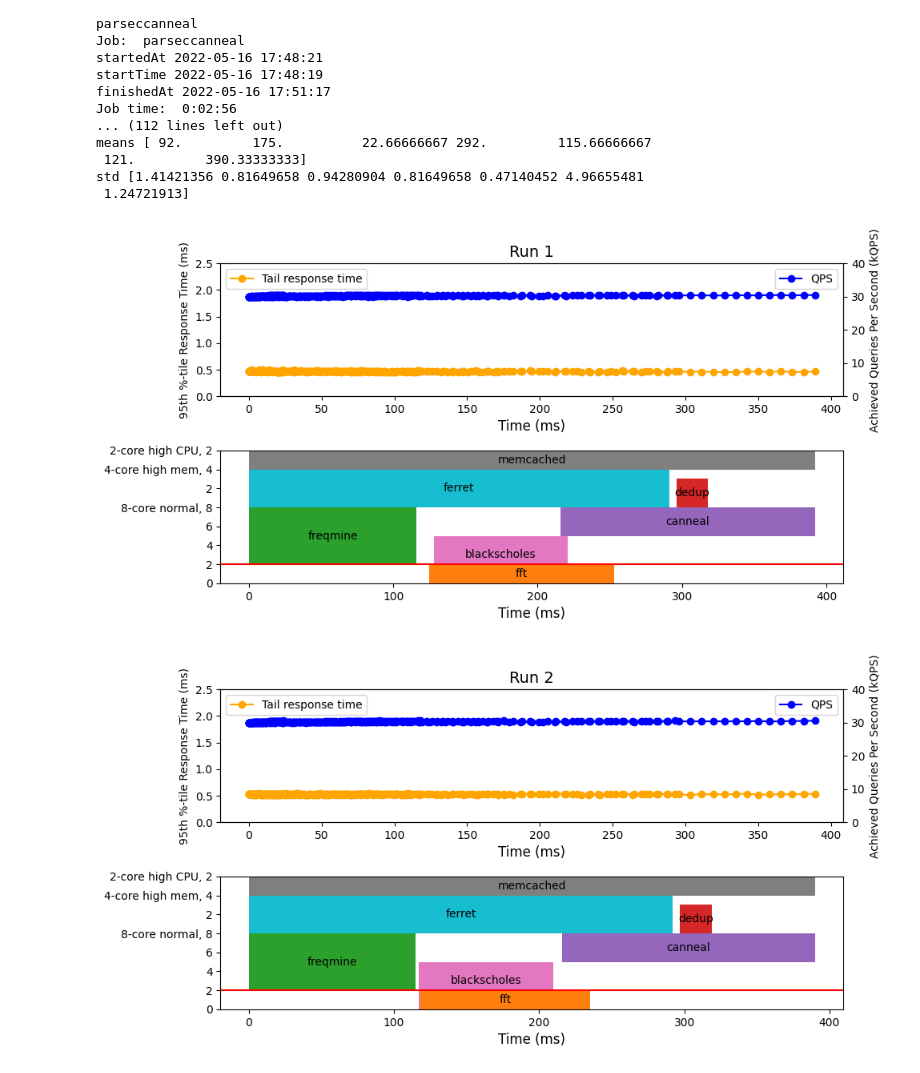
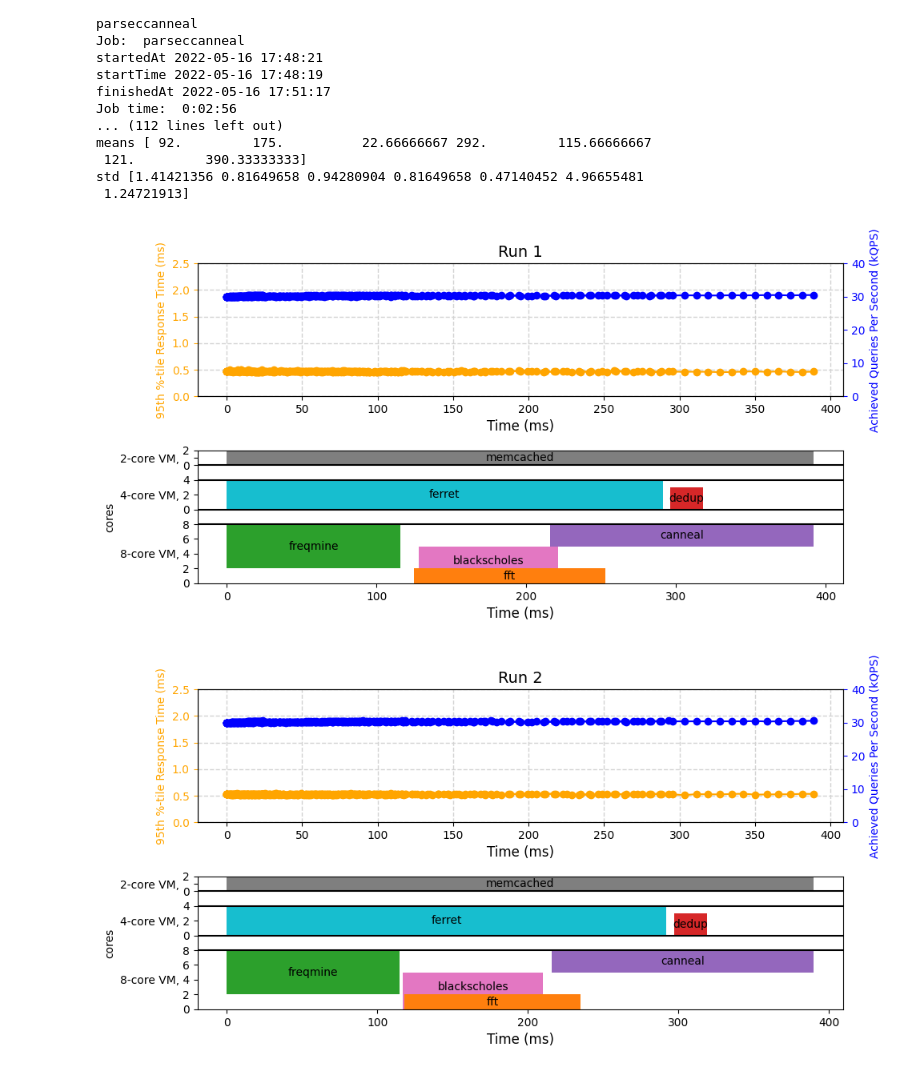
Before and after one commit to ixsanpe/cca-project, a Jupyter notebook: part3/results/Plot3.ipynb, the cells around one changed output. Saved outputs shown, nothing was run; the diff lists cells and outputs as text; code cells hidden in the pictures.

```diff
--- a/part3/results/Plot3.ipynb
+++ b/part3/results/Plot3.ipynb
@@ -112,58 +112,68 @@ for i in range(0, nRuns):
     ax[0].plot(time,np.array(resultsTime)/1000.0, color = "orange",marker = "o")
     ax[0].set_xlabel("Time (ms)", fontsize = 12)
     ax[0].set_ylabel("95th %-tile Response Time (ms)", fontsize = 10)
+    ax[0].tick_params(axis='y', colors='orange')
+    ax[0].yaxis.label.set_color('orange')
     ax2 = ax[0].twinx()
     ax2.plot(time,np.array(resultsQPS)/1000.0, color = "blue", marker = "o")
     ax2.set_ylabel("Achieved Queries Per Second (kQPS)", fontsize = 10)
+    ax2.yaxis.label.set_color('blue')
     y2labs = ['0k', '5k','10k','15k','20k','25k','30k','35k','40k','45k','50k','55k','60k']
     ax2.set_yticks(range(0, 50, 10))
+    ax2.tick_params(axis='y', colors='blue')
+
     y1labs = ['0', '1','2','3','4','5','6','7','8','9','10']
     ax[0].set_yticks([0,0.5,1,1.5,2,2.5])
     #ax[0].set_yticks(range(0,2,0))
-    ax[0].legend(['Tail response time'], fontsize=10, loc='upper left')
-    ax2.legend(['QPS'], fontsize=10,loc='upper right')
+    #ax[0].legend(['Tail response time'], fontsize=10, loc='upper left')
+    #ax2.legend(['QPS'], fontsize=10,loc='upper right')
 
 
     # Second plot:
     timesJobs = total_times[i]
     startJobs = start_rel_times[i]
     ax[1].set_xlabel("Time (ms)", fontsize = 12)
     ax[1].set_ylim(0,14)
-    ax[1].set_yticks([0,2,4,6,8,10,12,14])
-    ylabs_parsec = ['0','2','4','6','8-core normal, 8', '2','4-core high mem, 4', '2-core high CPU, 2']
+    ax[1].set_yticks([0,2,4,6,8,10,12,14, 16, 17, 18])
+    ylabs_parsec = ['0','2','8-core VM, 4','6','8', '0', '4-core VM, 2', '4', '0', '2-core VM,   ', '2']
     ax[1].set_yticklabels(ylabs_parsec)
+    ax[1].set_ylabel('cores')
     ax[1].set_xticks([0,100,200,300,400])
-    ax[1].axhline(y=2, color='r', linestyle='-')
+    ax[1].axhline(y=8, color='black', linestyle='-')
+    ax[1].axhline(y=10, color='black', linestyle='-')
+    ax[1].axhline(y=14, color='black', linestyle='-')
+    ax[1].axhline(y=16, color='black', linestyle='-')
+
     #ax[1].set_xlim(0,450)
     #['parsecblackscholes', 'parseccanneal', 'parsecdedup', 'parsecferret', 'parsecfreqmine', 'parsec-splash2x-fft', 'memcached']
     #Memcached
-    ax[1].broken_barh([(startJobs[-1],timesJobs[-1])],(12,2), facecolors = 'tab:gray')
-    ax[1].annotate('memcached',(timesJobs[-1]/2,13),color='black', horizontalalignment='center', verticalalignment='center')
+    ax[1].broken_barh([(startJobs[-1],timesJobs[-1])],(16,2), facecolors = 'tab:gray')
+    ax[1].annotate('memcached',(timesJobs[-1]/2,17),color='black', horizontalalignment='center', verticalalignment='center')
     #Freqmine n=4
     ax[1].broken_barh([(startJobs[4],timesJobs[4])], (2,6), facecolors = 'tab:green')
     ax[1].annotate('freqmine',(timesJobs[4]/2, 5), color = 'black', horizontalalignment='center', verticalalignment='center')
     #Canneal n=1
     ax[1].broken_barh([(startJobs[1],timesJobs[1])], (5,3), facecolors = 'tab:purple')
     ax[1].annotate('canneal',( (2*startJobs[1]+timesJobs[1])/2, 6.5), color = 'black', horizontalalignment='center', verticalalignment='center')
     #Blackscholes n=0
     ax[1].broken_barh([(timesJobs[5],timesJobs[0])], (0,5), facecolors = 'tab:pink')
     ax[1].annotate('blackscholes',((2*timesJobs[5]+timesJobs[0])/2, 3), color = 'black', horizontalalignment='center', verticalalignment='center')
      #FFT n=5
     ax[1].broken_barh([(startJobs[5],timesJobs[5])], (0,2), facecolors = 'tab:orange')
     ax[1].annotate('fft',((2*startJobs[5] + timesJobs[5])/2, 1), color = 'black', horizontalalignment='center', verticalalignment='center')
     #Ferret n=3
-    ax[1].broken_barh([(startJobs[3],timesJobs[3])], (8,4), facecolors = 'tab:cyan')
-    ax[1].annotate('ferret',((timesJobs[3])/2, 10), color = 'black', horizontalalignment='center', verticalalignment='center')
+    ax[1].broken_barh([(startJobs[3],timesJobs[3])], (10,4), facecolors = 'tab:cyan')
+    ax[1].annotate('ferret',((timesJobs[3])/2, 12), color = 'black', horizontalalignment='center', verticalalignment='center')
     #Dedup n=2
-    ax[1].broken_barh([(startJobs[2],timesJobs[2])], (8,3), facecolors = 'tab:red')
-    ax[1].annotate('dedup',((timesJobs[2]+2*startJobs[2])/2, 9.5), color = 'black', horizontalalignment='center', verticalalignment='center')
+    ax[1].broken_barh([(startJobs[2],timesJobs[2])], (10,3), facecolors = 'tab:red')
+    ax[1].annotate('dedup',((timesJobs[2]+2*startJobs[2])/2, 11.5), color = 'black', horizontalalignment='center', verticalalignment='center')
 
-
+    ax[0].grid(True, color='lightgray', linestyle='--', linewidth=1)
     plt.title('Run ' + str(i+1), fontsize = 14)
     plt.tight_layout()
 
-    plt.savefig("run" + str(i+1) + ".pdf", bbox_inches = "tight")
+    plt.savefig("p3_run" + str(i+1) + ".pdf", bbox_inches = "tight")
 #plt.show()
 # %% [output]
-[figure, old version]
+[figure, new version]
-[figure, old version]
+[figure, new version]
```
Also changed, not shown: parts of 1 cell of this notebook, 26 other files.
